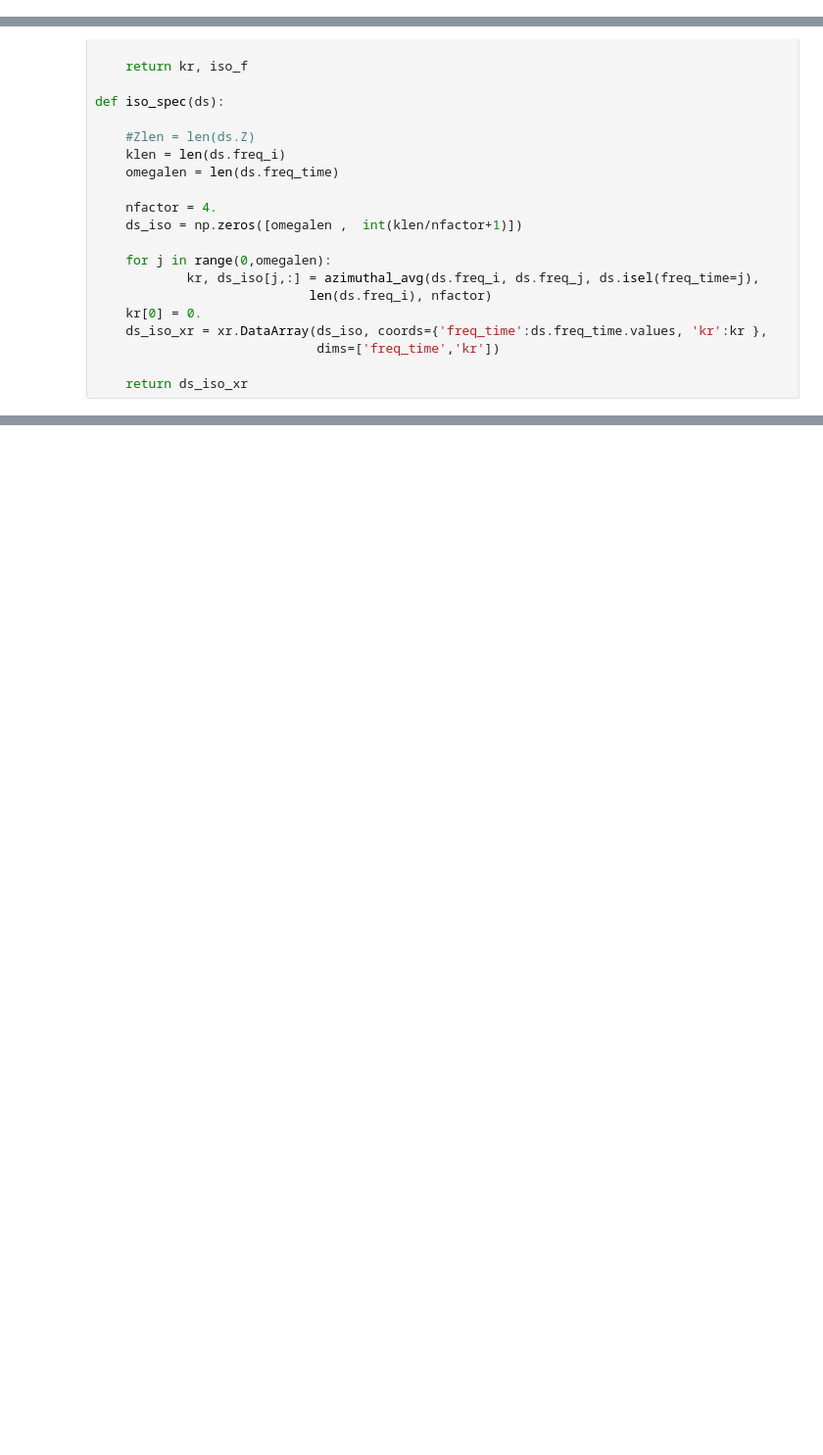
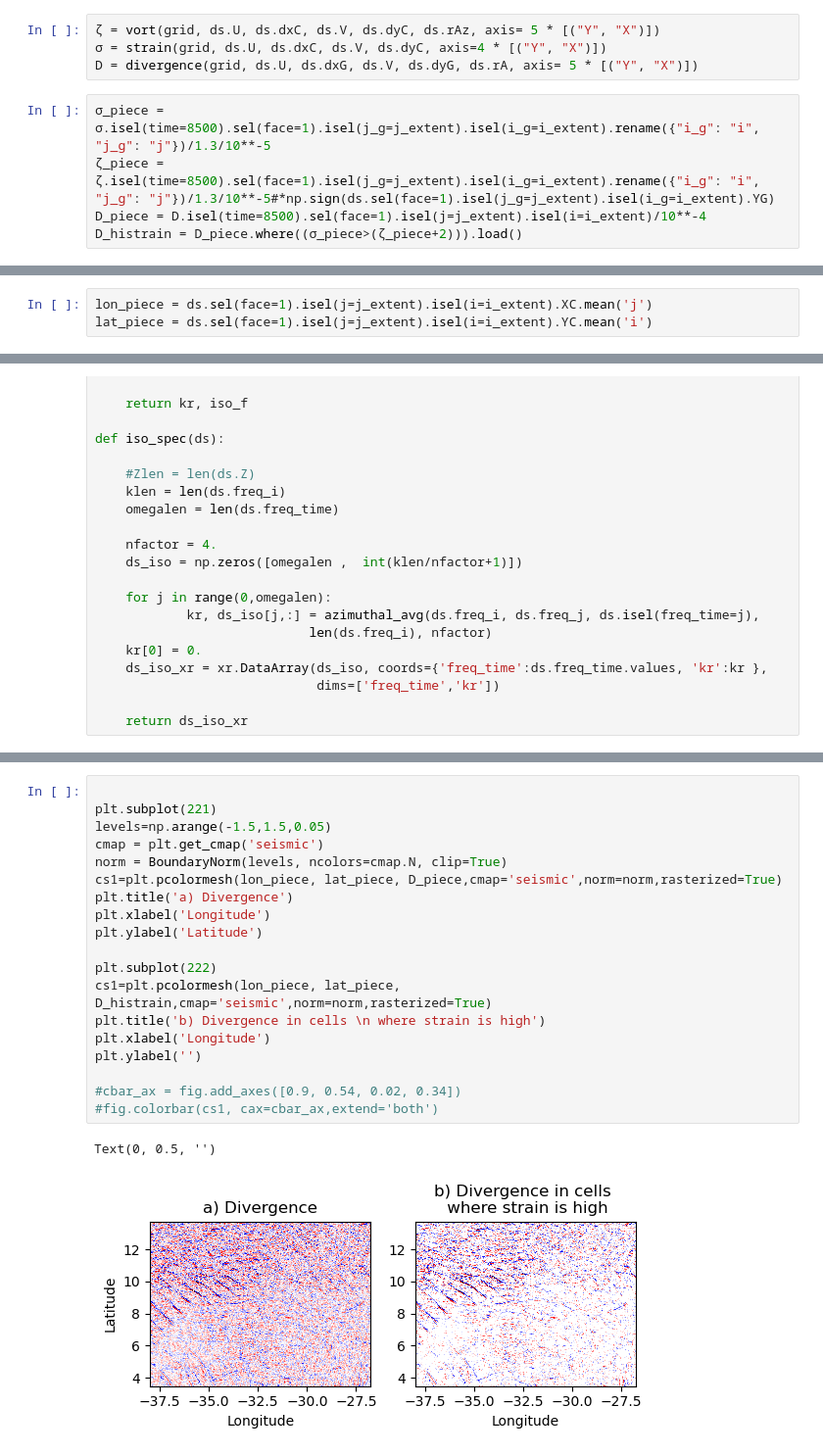
Before and after one commit to ocean-transport/llc-hero-calc, a Jupyter notebook: analysis/posters/equatorial_freq_wn.ipynb, the cells around one changed output, grey strips where cells are left out. Shown at 98% size. Cells and saved outputs as stored; diff of their text form; blank space fills up the shorter version.

```diff
--- a/analysis/posters/equatorial_freq_wn.ipynb
+++ b/analysis/posters/equatorial_freq_wn.ipynb
@@ -61 +176,10 @@ ds_subset = ds.isel(time=slice(2736-t_width,2736+t_width)).sel(face=1
                                 ).isel(j_g=j_extent).isel(j=j_extent).isel(i_g=i_extent).isel(i=i_extent)
+# %%
+ζ = vort(grid, ds.U, ds.dxC, ds.V, ds.dyC, ds.rAz, axis= 5 * [("Y", "X")])
+σ = strain(grid, ds.U, ds.dxC, ds.V, ds.dyC, axis=4 * [("Y", "X")])
+D = divergence(grid, ds.U, ds.dxG, ds.V, ds.dyG, ds.rA, axis= 5 * [("Y", "X")])
+# %%
+σ_piece = σ.isel(time=8500).sel(face=1).isel(j_g=j_extent).isel(i_g=i_extent).rename({"i_g": "i", "j_g": "j"})/1.3/10**-5
+ζ_piece = ζ.isel(time=8500).sel(face=1).isel(j_g=j_extent).isel(i_g=i_extent).rename({"i_g": "i", "j_g": "j"})/1.3/10**-5#*np.sign(ds.sel(face=1).isel(j_g=j_extent).isel(i_g=i_extent).YG)
+D_piece = D.isel(time=8500).sel(face=1).isel(j=j_extent).isel(i=i_extent)/10**-4
+D_histrain = D_piece.where((σ_piece>(ζ_piece+2))).load()
@@ -62,3 +194,6 @@ ds_subset = ds.isel(time=slice(2736-t_width,2736+t_width)).sel(face=1
+# %%
+lon_piece = ds.sel(face=1).isel(j=j_extent).isel(i=i_extent).XC.mean('j')
+lat_piece = ds.sel(face=1).isel(j=j_extent).isel(i=i_extent).YC.mean('i')
 # %%
 u_subset = ds_subset.U.rename({"i_g": "i"})
 v_subset = ds_subset.V.rename({"j_g": "j"})
@@ -170 +302,23 @@ Coordinates:
+# %%
+
+plt.subplot(221)
+levels=np.arange(-1.5,1.5,0.05)
+cmap = plt.get_cmap('seismic')
+norm = BoundaryNorm(levels, ncolors=cmap.N, clip=True)
+cs1=plt.pcolormesh(lon_piece, lat_piece, D_piece,cmap='seismic',norm=norm,rasterized=True)
+plt.title('a) Divergence')
+plt.xlabel('Longitude')
+plt.ylabel('Latitude')
+
+plt.subplot(222)
+cs1=plt.pcolormesh(lon_piece, lat_piece, D_histrain,cmap='seismic',norm=norm,rasterized=True)
+plt.title('b) Divergence in cells \n where strain is high')
+plt.xlabel('Longitude')
+plt.ylabel('')
+
+#cbar_ax = fig.add_axes([0.9, 0.54, 0.02, 0.34])
+#fig.colorbar(cs1, cax=cbar_ax,extend='both')
+# %% [output]
+Text(0, 0.5, '')
+[figure, added]
 # %%
```
Also changed, not shown: parts of 27 cells of this notebook, 18 other files.
